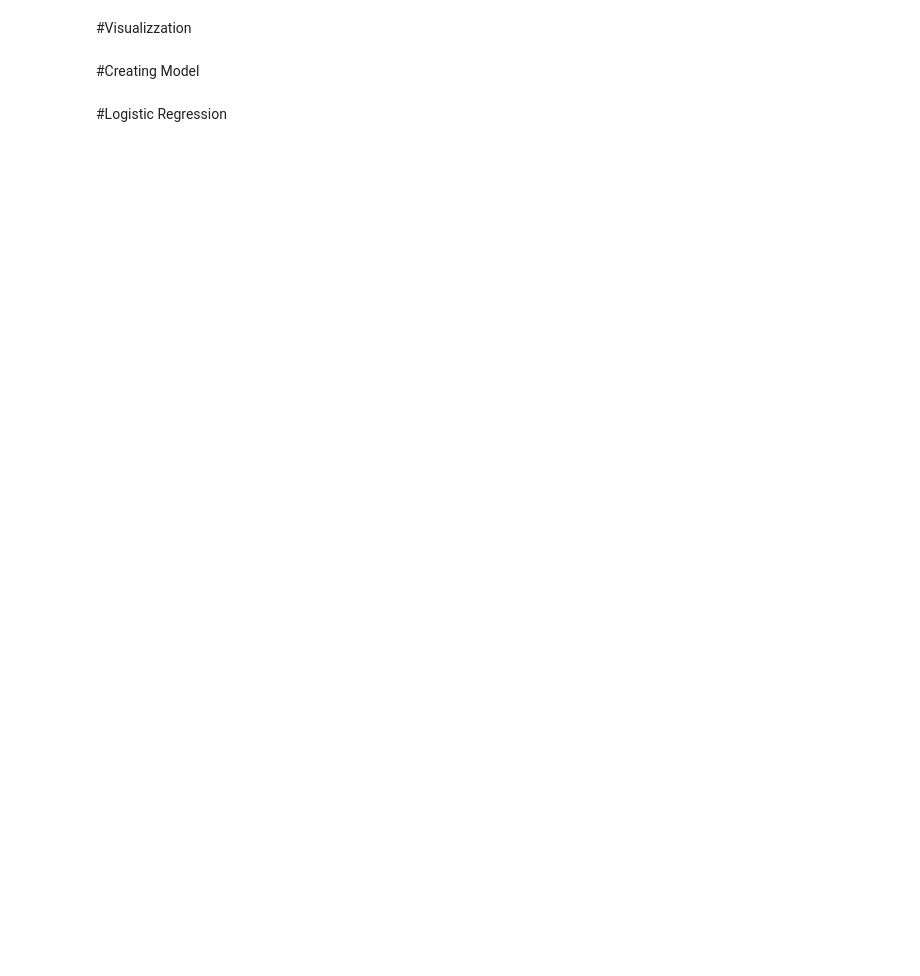
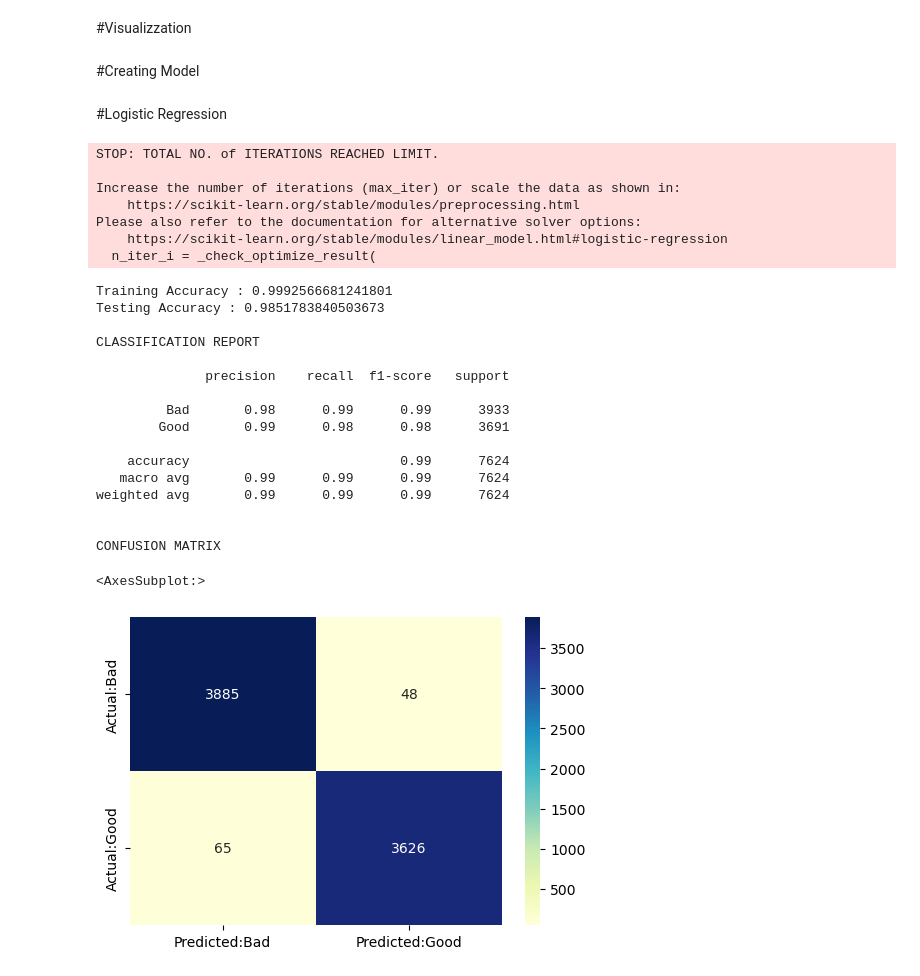
Before and after one commit to giacomovitangeli/phishing-detection, a Jupyter notebook: test_email.ipynb, the cells around one changed output. Drawn from its saved outputs; the diff is of its cells as text; code cells hidden in the pictures; blank space fills up the shorter version.

```diff
--- a/test_email.ipynb
+++ b/test_email.ipynb
@@ -87,5 +195,6 @@ tokenizer.tokenize(raw_df.email[0])
 # %%
-raw_df['text_tokenized'] = raw_df.email.map(lambda t: tokenizer.tokenize(str(t)))
+from nltk.stem.snowball import SnowballStemmer
+raw_df['text_tokenized'] = raw_df.email.parallel_map(lambda t: tokenizer.tokenize(str(t)))
 stemmer = SnowballStemmer("english")
-raw_df['text_stemmed'] = raw_df['text_tokenized'].map(lambda l: [stemmer.stem(word) for word in l])
-raw_df['text_sent'] = raw_df['text_stemmed'].map(lambda l: ' '.join(l))
+raw_df['text_stemmed'] = raw_df['text_tokenized'].parallel_map(lambda l: [stemmer.stem(word) for word in l])
+raw_df['text_sent'] = raw_df['text_stemmed'].parallel_map(lambda l: ' '.join(l))
@@ -102,3 +218,58 @@ feature = cv.fit_transform(raw_df.text_sent)
 trainX, testX, trainY, testY = train_test_split(feature, raw_df.label)
 # %% [markdown]
 #Logistic Regression
+# %%
+import numpy as np
+import seaborn as sns
+import matplotlib.pyplot as plt
+from sklearn.linear_model import LogisticRegression
+from sklearn.metrics import confusion_matrix
+from sklearn.metrics import classification_report
+from sklearn.neighbors import KNeighborsClassifier
+from sklearn.metrics import accuracy_score
+lr = LogisticRegression()
+lr.fit(trainX,trainY)
+lr.score(testX,testY)
+Scores_ml = {}
+Scores_ml['Logistic Regression'] = np.round(lr.score(testX,testY),2)
+
+print('Training Accuracy :',lr.score(trainX,trainY))
+print('Testing Accuracy :',lr.score(testX,testY))
+con_mat = pd.DataFrame(confusion_matrix(lr.predict(testX), testY),
+            columns = ['Predicted:Bad', 'Predicted:Good'],
+            index = ['Actual:Bad', 'Actual:Good'])
+
+
+print('\nCLASSIFICATION REPORT\n')
+print(classification_report(lr.predict(testX), testY,
+                            target_names =['Bad','Good']))
+
+print('\nCONFUSION MATRIX')
+plt.figure(figsize= (6,4))
+sns.heatmap(con_mat, annot = True,fmt='d',cmap="YlGnBu")
+# %% [output]
+STOP: TOTAL NO. of ITERATIONS REACHED LIMIT.
+
+Increase the number of iterations (max_iter) or scale the data as shown in:
+    https://scikit-learn.org/stable/modules/preprocessing.html
+Please also refer to the documentation for alternative solver options:
+    https://scikit-learn.org/stable/modules/linear_model.html#logistic-regression
+  n_iter_i = _check_optimize_result(
+Training Accuracy : 0.9992566681241801
+Testing Accuracy : 0.9851783840503673
+
+CLASSIFICATION REPORT
+
+              precision    recall  f1-score   support
+
+         Bad       0.98      0.99      0.99      3933
+        Good       0.99      0.98      0.98      3691
+
+    accuracy                           0.99      7624
+   macro avg       0.99      0.99      0.99      7624
+weighted avg       0.99      0.99      0.99      7624
+
+
+CONFUSION MATRIX
+<AxesSubplot:>
+[figure, added]
```
Also changed, not shown: parts of 16 cells of this notebook.
